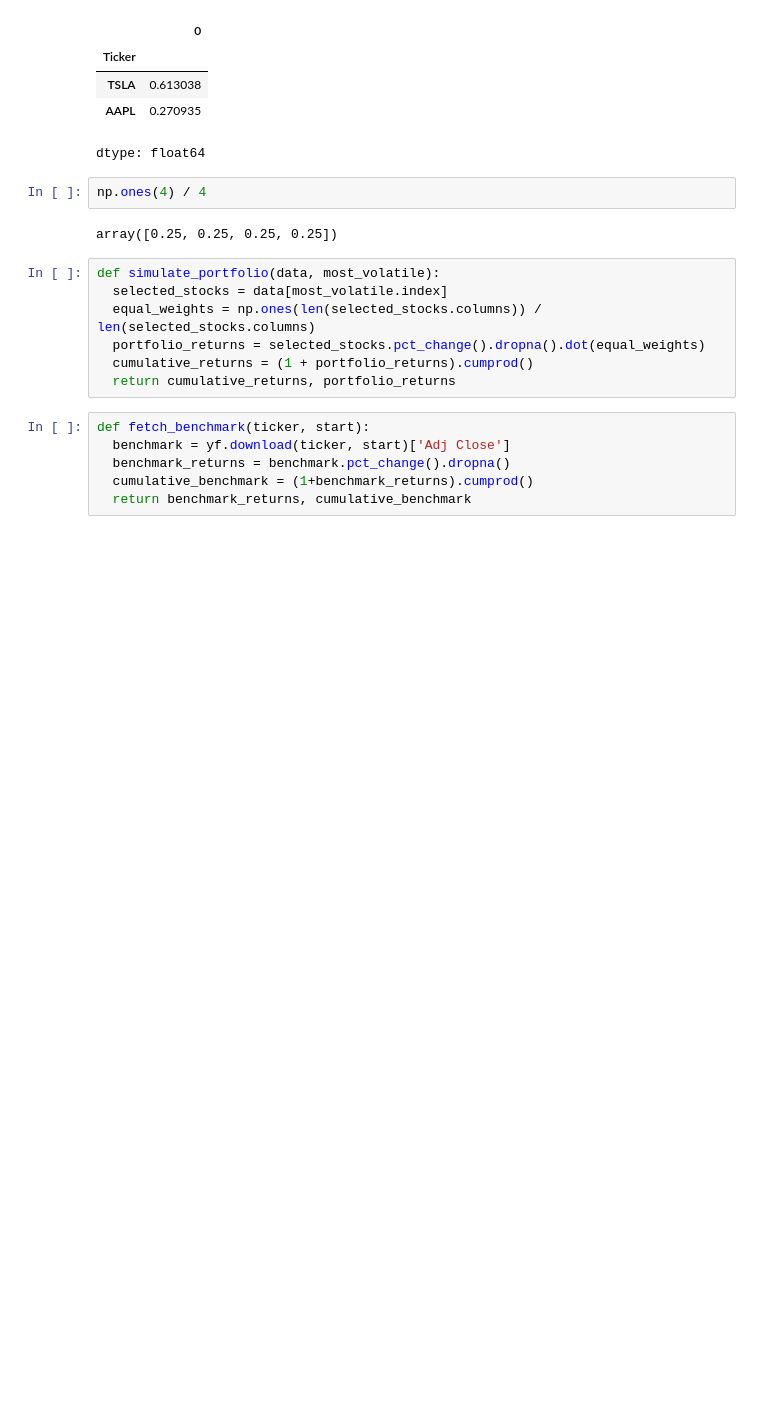
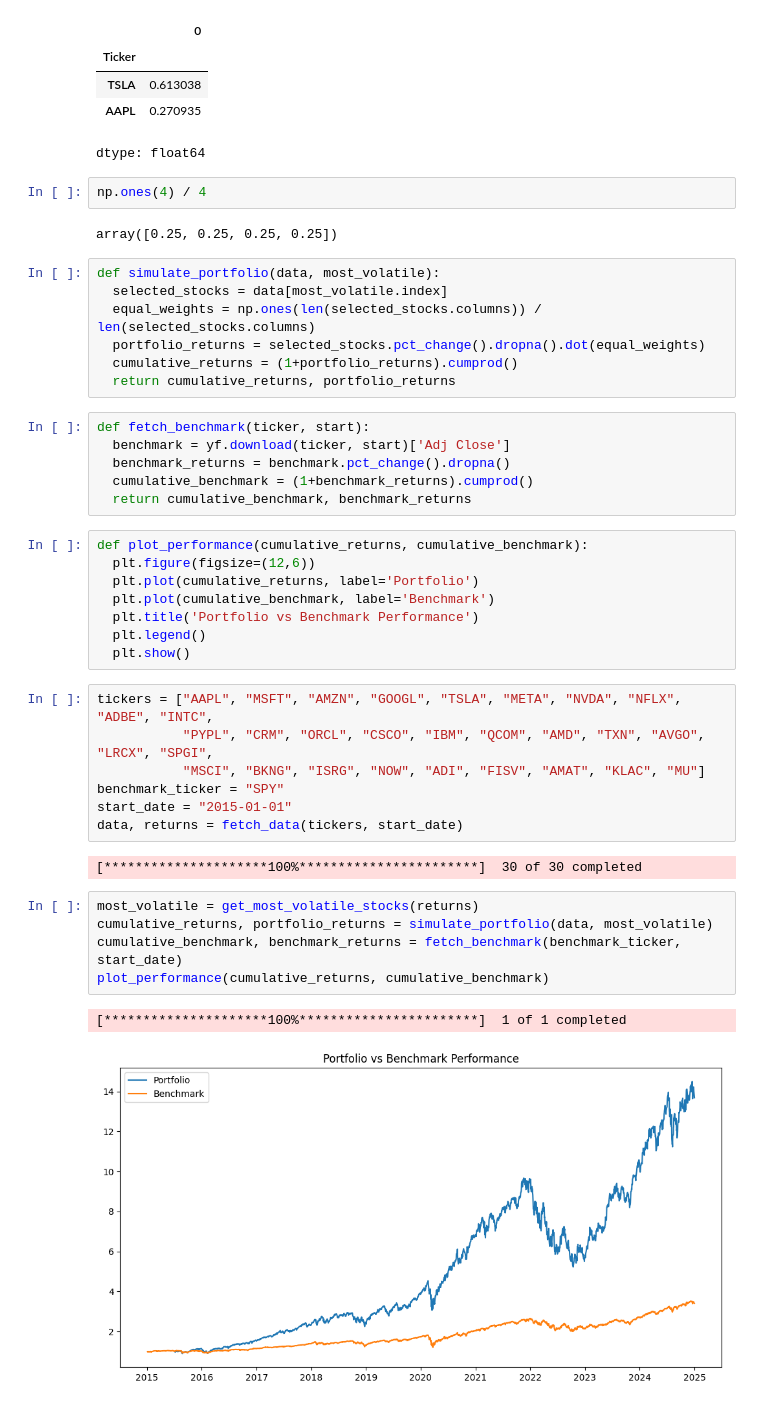
Before and after one commit to aghilas-smail/Aghilas_org, a Jupyter notebook: stock_volatile.ipynb, the cells around one changed output. Drawn from its saved outputs; the diff is of its cells as text; blank space fills up the shorter version.

Commit message:
Plot Portfloio and Benchmark (S&P 500)

```diff
--- a/stock_volatile.ipynb
+++ b/stock_volatile.ipynb
@@ -34,11 +34,36 @@ def simulate_portfolio(data, most_volatile):
   selected_stocks = data[most_volatile.index]
   equal_weights = np.ones(len(selected_stocks.columns)) / len(selected_stocks.columns)
   portfolio_returns = selected_stocks.pct_change().dropna().dot(equal_weights)
-  cumulative_returns = (1 + portfolio_returns).cumprod()
+  cumulative_returns = (1+portfolio_returns).cumprod()
   return cumulative_returns, portfolio_returns
 # %%
 def fetch_benchmark(ticker, start):
   benchmark = yf.download(ticker, start)['Adj Close']
   benchmark_returns = benchmark.pct_change().dropna()
   cumulative_benchmark = (1+benchmark_returns).cumprod()
-  return benchmark_returns, cumulative_benchmark
+  return cumulative_benchmark, benchmark_returns
+# %%
+def plot_performance(cumulative_returns, cumulative_benchmark):
+  plt.figure(figsize=(12,6))
+  plt.plot(cumulative_returns, label='Portfolio')
+  plt.plot(cumulative_benchmark, label='Benchmark')
+  plt.title('Portfolio vs Benchmark Performance')
+  plt.legend()
+  plt.show()
+# %%
+tickers = ["AAPL", "MSFT", "AMZN", "GOOGL", "TSLA", "META", "NVDA", "NFLX", "ADBE", "INTC",
+           "PYPL", "CRM", "ORCL", "CSCO", "IBM", "QCOM", "AMD", "TXN", "AVGO", "LRCX", "SPGI",
+           "MSCI", "BKNG", "ISRG", "NOW", "ADI", "FISV", "AMAT", "KLAC", "MU"]
+benchmark_ticker = "SPY"
+start_date = "2015-01-01"
+data, returns = fetch_data(tickers, start_date)
+# %% [output]
+[*********************100%***********************]  30 of 30 completed
+# %%
+most_volatile = get_most_volatile_stocks(returns)
+cumulative_returns, portfolio_returns = simulate_portfolio(data, most_volatile)
+cumulative_benchmark, benchmark_returns = fetch_benchmark(benchmark_ticker, start_date)
+plot_performance(cumulative_returns, cumulative_benchmark)
+# %% [output]
+[*********************100%***********************]  1 of 1 completed
+[figure, added]
```
